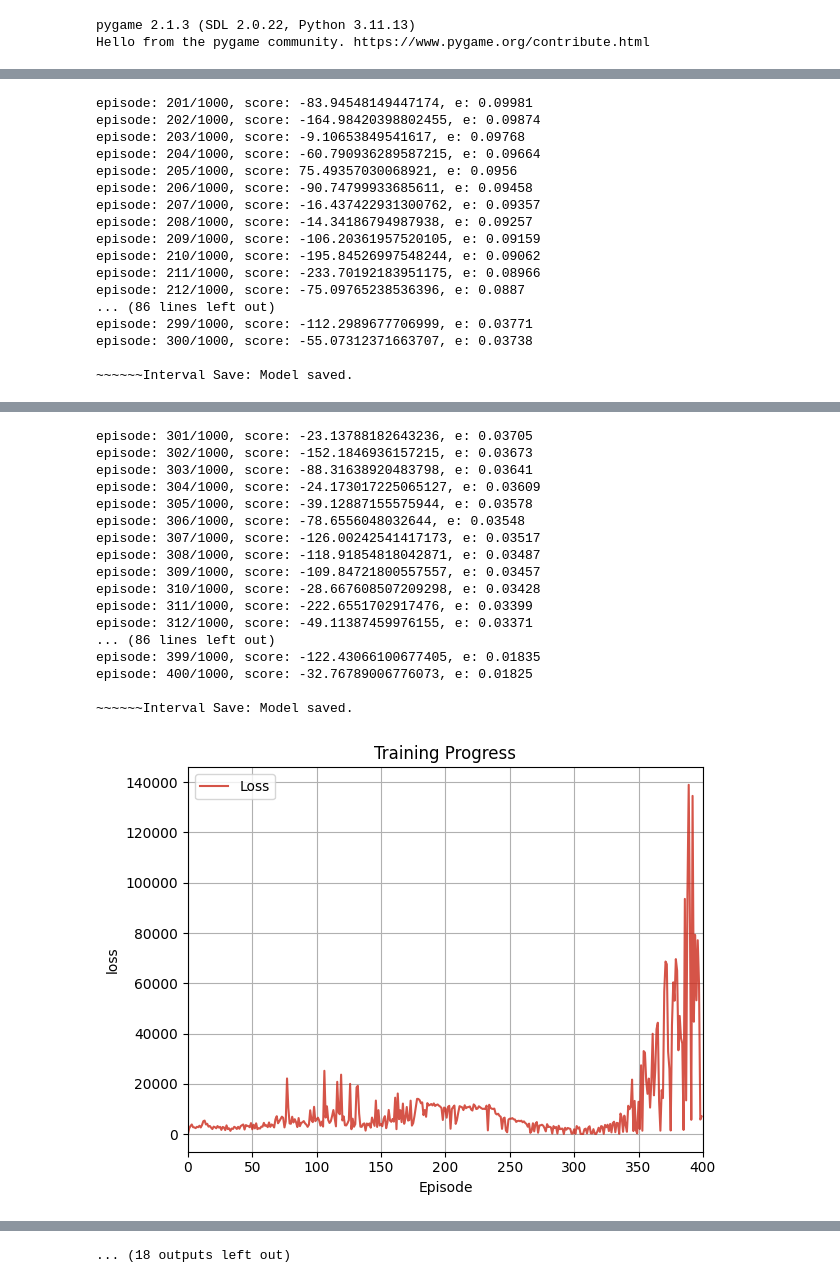
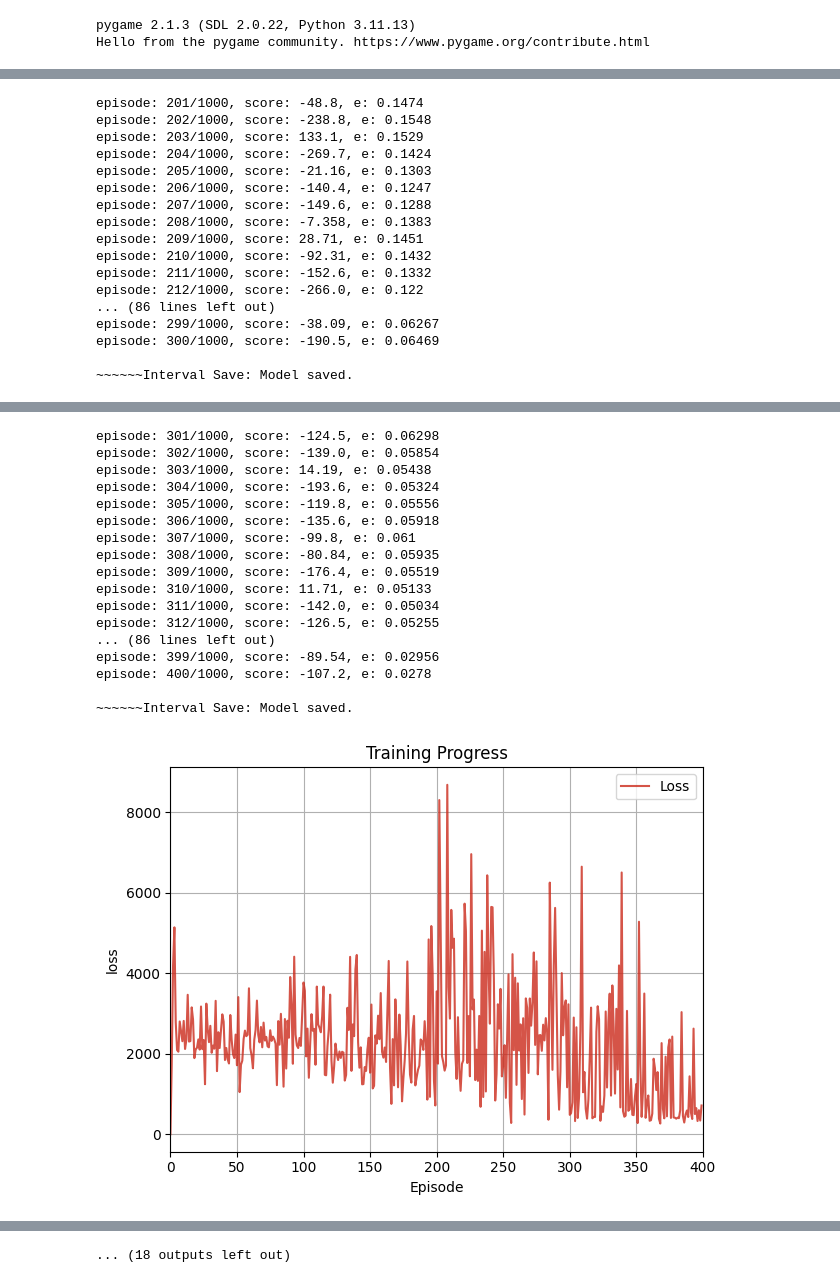
Before and after one commit to AliBehdar/sindecay, a Jupyter notebook: D3QN/D3QN.ipynb, the cells around one changed output, grey strips where cells are left out. Saved outputs shown, nothing was run; the diff lists cells and outputs as text; code cells hidden in the pictures.

```diff
--- a/D3QN/D3QN.ipynb
+++ b/D3QN/D3QN.ipynb
@@ -179,7 +179,7 @@ class DQNAgent:
 Train=True
 
 env = gym.make("LunarLander-v3",render_mode="human" if not Train else None,continuous=False, gravity=-9.8,
-               enable_wind=False, wind_power=15.0, turbulence_power=1.5)
+               enable_wind=True, wind_power=15.0, turbulence_power=1.5)
 # parameters
 target_update = 20
 # INITIALIZING THE Q-PARAMETERS
@@ -268,13 +268,14 @@ if __name__ == "__main__":
                 next_state, reward, terminated, truncated, _= agent.env.step(action)
                 if isinstance(state, tuple):
                         next_state = next_state[0]
+                done = terminated or truncated
                 agent.append_sample(state, action, reward, next_state, done)
                 state = next_state
                 episode_reward += reward
-                done = terminated or truncated
+
                 if done:
                     scores.append(episode_reward)
-                    print("episode: {}/{}, score: {}, e: {:.4}".format(episode, max_episodes, episode_reward, epsilon,))
+                    print("episode: {}/{}, score: {:.4}, e: {:.4}".format(episode, max_episodes, episode_reward, epsilon,))
                     break
                 # if training is ready
                 if (update_cnt >= agent.batch_size):
@@ -359,17 +360,17 @@ episode: 200/1000, score: -17.994446854156262, e: 0.1009
-episode: 201/1000, score: -83.94548149447174, e: 0.09981
-episode: 202/1000, score: -164.98420398802455, e: 0.09874
-episode: 203/1000, score: -9.10653849541617, e: 0.09768
-episode: 204/1000, score: -60.790936289587215, e: 0.09664
-episode: 205/1000, score: 75.49357030068921, e: 0.0956
-episode: 206/1000, score: -90.74799933685611, e: 0.09458
-episode: 207/1000, score: -16.437422931300762, e: 0.09357
-episode: 208/1000, score: -14.34186794987938, e: 0.09257
-episode: 209/1000, score: -106.20361957520105, e: 0.09159
-episode: 210/1000, score: -195.84526997548244, e: 0.09062
-episode: 211/1000, score: -233.70192183951175, e: 0.08966
-episode: 212/1000, score: -75.09765238536396, e: 0.0887
+episode: 201/1000, score: -48.8, e: 0.1474
+episode: 202/1000, score: -238.8, e: 0.1548
+episode: 203/1000, score: 133.1, e: 0.1529
+episode: 204/1000, score: -269.7, e: 0.1424
+episode: 205/1000, score: -21.16, e: 0.1303
+episode: 206/1000, score: -140.4, e: 0.1247
+episode: 207/1000, score: -149.6, e: 0.1288
+episode: 208/1000, score: -7.358, e: 0.1383
+episode: 209/1000, score: 28.71, e: 0.1451
+episode: 210/1000, score: -92.31, e: 0.1432
+episode: 211/1000, score: -152.6, e: 0.1332
+episode: 212/1000, score: -266.0, e: 0.122
 ... (86 lines left out)
-episode: 299/1000, score: -112.2989677706999, e: 0.03771
-episode: 300/1000, score: -55.07312371663707, e: 0.03738
+episode: 299/1000, score: -38.09, e: 0.06267
+episode: 300/1000, score: -190.5, e: 0.06469
 
 ~~~~~~Interval Save: Model saved.
@@ -378,18 +379,18 @@ episode: 300/1000, score: -55.07312371663707, e: 0.03738
-episode: 301/1000, score: -23.13788182643236, e: 0.03705
-episode: 302/1000, score: -152.1846936157215, e: 0.03673
-episode: 303/1000, score: -88.31638920483798, e: 0.03641
-episode: 304/1000, score: -24.173017225065127, e: 0.03609
-episode: 305/1000, score: -39.12887155575944, e: 0.03578
-episode: 306/1000, score: -78.6556048032644, e: 0.03548
-episode: 307/1000, score: -126.00242541417173, e: 0.03517
-episode: 308/1000, score: -118.91854818042871, e: 0.03487
-episode: 309/1000, score: -109.84721800557557, e: 0.03457
-episode: 310/1000, score: -28.667608507209298, e: 0.03428
-episode: 311/1000, score: -222.6551702917476, e: 0.03399
-episode: 312/1000, score: -49.11387459976155, e: 0.03371
+episode: 301/1000, score: -124.5, e: 0.06298
+episode: 302/1000, score: -139.0, e: 0.05854
+episode: 303/1000, score: 14.19, e: 0.05438
+episode: 304/1000, score: -193.6, e: 0.05324
+episode: 305/1000, score: -119.8, e: 0.05556
+episode: 306/1000, score: -135.6, e: 0.05918
+episode: 307/1000, score: -99.8, e: 0.061
+episode: 308/1000, score: -80.84, e: 0.05935
+episode: 309/1000, score: -176.4, e: 0.05519
+episode: 310/1000, score: 11.71, e: 0.05133
+episode: 311/1000, score: -142.0, e: 0.05034
+episode: 312/1000, score: -126.5, e: 0.05255
 ... (86 lines left out)
-episode: 399/1000, score: -122.43066100677405, e: 0.01835
-episode: 400/1000, score: -32.76789006776073, e: 0.01825
+episode: 399/1000, score: -89.54, e: 0.02956
+episode: 400/1000, score: -107.2, e: 0.0278
 
 ~~~~~~Interval Save: Model saved.
-[figure, old version]
+[figure, new version]
```
Also changed, not shown: parts of 1 cell of this notebook, 3 other files.
